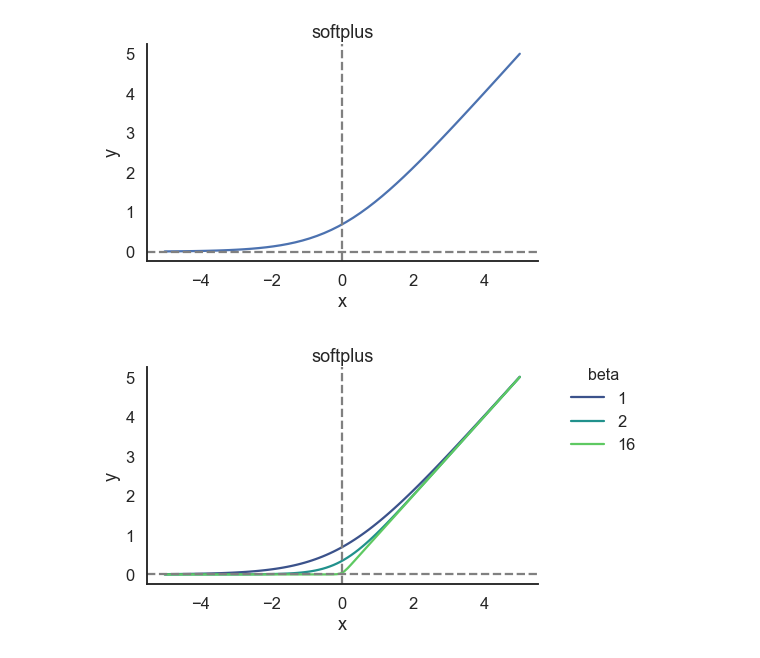
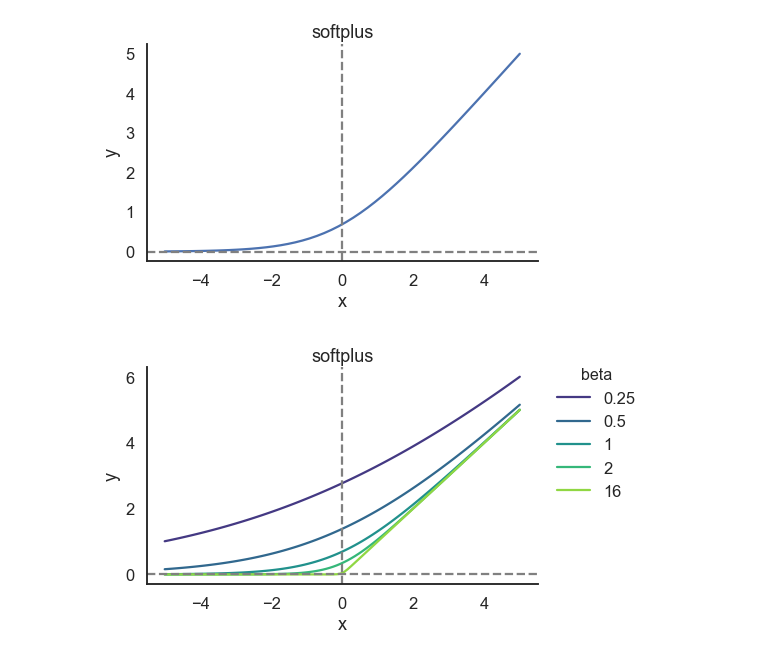
Before and after one commit to qihongl/demo-nonlinearities, a Jupyter notebook: softplus.ipynb, the cells around one changed output. Saved outputs shown, nothing was run; the diff lists cells and outputs as text; code cells hidden in the pictures.

```diff
--- a/softplus.ipynb
+++ b/softplus.ipynb
@@ -26,25 +26,25 @@ sns.despine()
 # %% [output]
 [figure]
 # %%
-bs = [1, 2, 16]
+bs = [.25, .5, 1, 2, 16]
 x_bound = 5
 n_pts = 100
 
 xs = np.linspace(-x_bound,x_bound,n_pts)
 
 # plot
 col_pal = sns.color_palette('viridis', n_colors=len(bs))
 f, ax = plt.subplots(1,1, figsize=(7,4))
 for i, v in enumerate(bs):
     ax.plot(xs, softplus(xs, beta=v), color=col_pal[i])
 ax.set_title('softplus')
 ax.axhline(0, color='grey',linestyle='--')
 ax.axvline(0, color='grey',linestyle='--')
 ax.set_xlabel('x')
 ax.set_ylabel('y')
 f.legend(bs,frameon=False, bbox_to_anchor=(1.1,1), title='beta',title_fontsize='16')
 sns.despine()
 
 # f.savefig('figs/softplus-beta.png', bbox_inches='tight', dpi=100)
 # %% [output]
-[figure, old version]
+[figure, new version]
```
Also changed, not shown: 1 other file.
